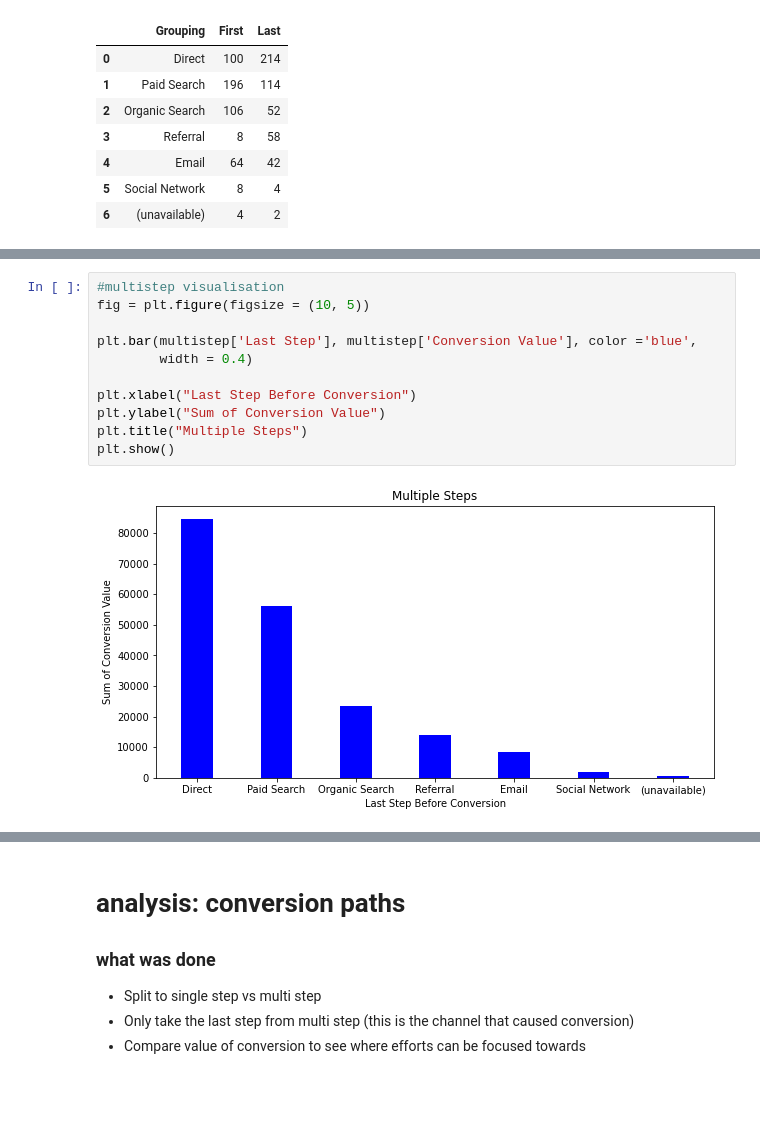
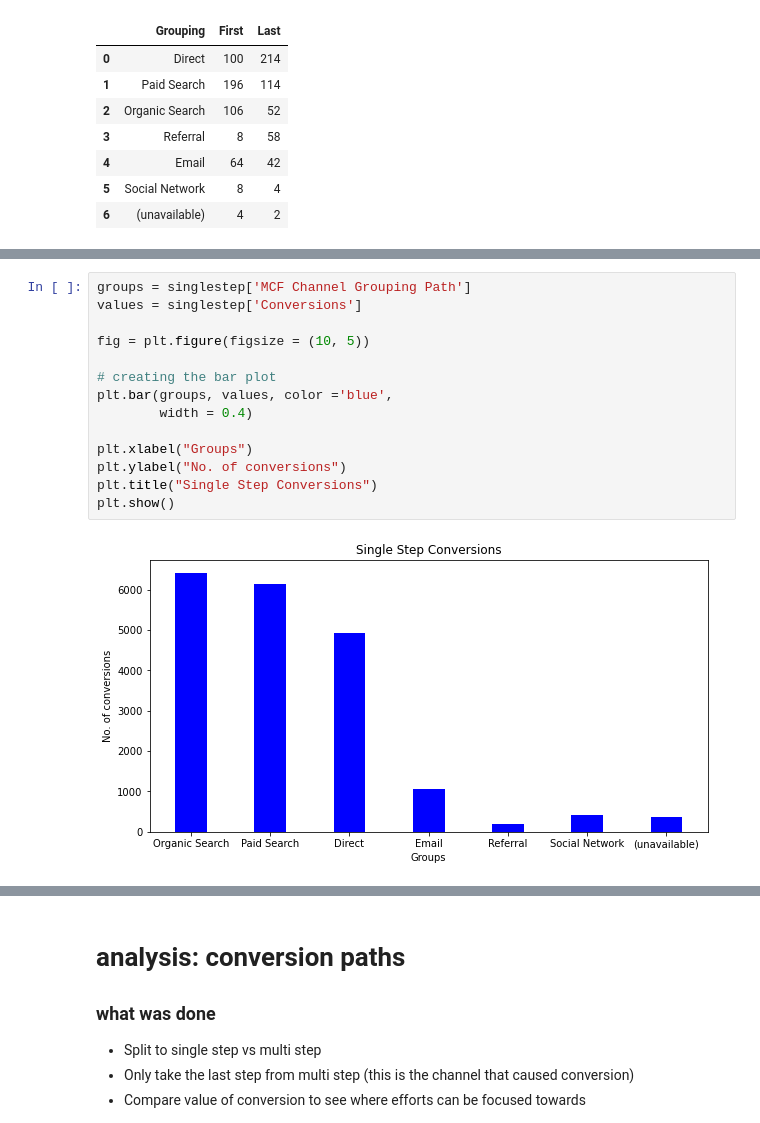
Before and after one commit to feliciamaureen/DMK201Final, a Jupyter notebook: finalSub.ipynb, the cells around one changed output, grey strips where cells are left out. Cells and saved outputs as stored; diff of their text form; blank space fills up the shorter version.

```diff
--- a/finalSub.ipynb
+++ b/finalSub.ipynb
@@ -189,13 +237,16 @@ multistep.groupby(by="Last Step").mean().sort_values(by="Conversion Value", asce
 # %%
-#multistep visualisation
+groups = singlestep['MCF Channel Grouping Path']
+values = singlestep['Conversions']
+
 fig = plt.figure(figsize = (10, 5))
 
-plt.bar(multistep['Last Step'], multistep['Conversion Value'], color ='blue',
+# creating the bar plot
+plt.bar(groups, values, color ='blue',
         width = 0.4)
 
-plt.xlabel("Last Step Before Conversion")
-plt.ylabel("Sum of Conversion Value")
-plt.title("Multiple Steps")
+plt.xlabel("Groups")
+plt.ylabel("No. of conversions")
+plt.title("Single Step Conversions")
 plt.show()
 # %% [output]
-[figure, old version]
+[figure, new version]
```
Also changed, not shown: parts of 32 cells of this notebook.
